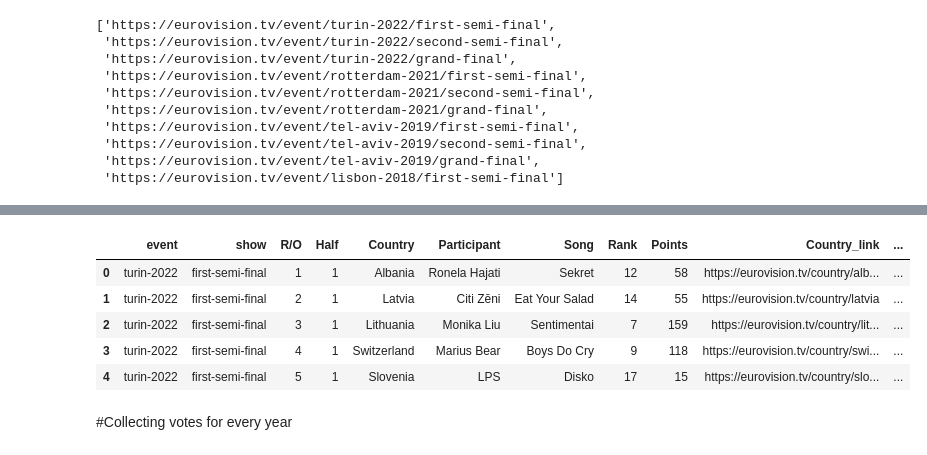
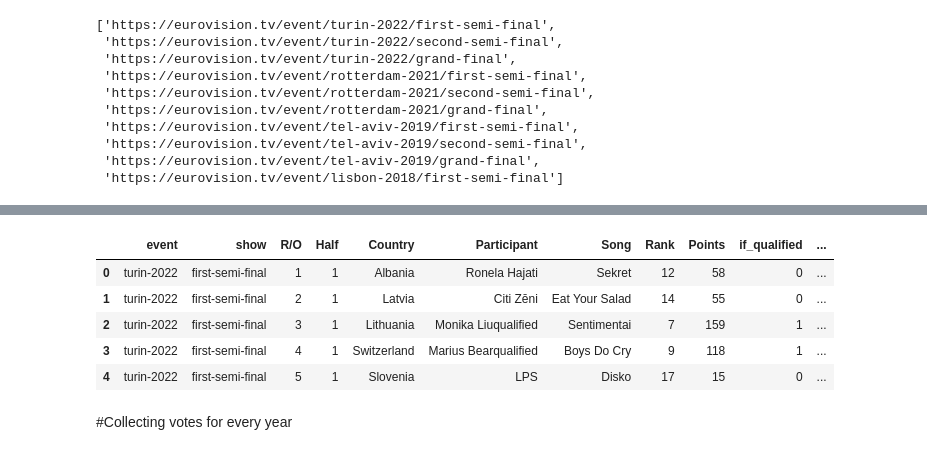
Before and after one commit to aokozlova/02_eurovision, a Jupyter notebook: ESC_scraping.ipynb, the cells around one changed output, grey strips where cells are left out. Cells and saved outputs as stored; diff of their text form; code cells hidden in the pictures.

```diff
--- a/ESC_scraping.ipynb
+++ b/ESC_scraping.ipynb
@@ -169,4 +169,4 @@ for url in shows_links:
   else:
     print(r.status_code)
   sleep(random.randrange(3,7,1))
-shows = pd.concat(all_data, ignore_index=True)
+shows_raw = pd.concat(all_data, ignore_index=True)
@@ -173,17 +191,19 @@ shows = pd.concat(all_data, ignore_index=True)
+# %%
+shows= shows_raw.copy()
 # %%
 shows['if_qualified'] = shows['Participant'].apply(lambda s: 1 if 'qualified' in s else 0)
-shows['Participant'] = shows['Participant'].str.replace('qualified','')
+#shows['Participant'] = shows['Participant'].str.replace('qualified','')
 shows['Half'] = shows['Half'].str.replace(r'[^0-9]','', regex=True)
 shows['Rank'] = shows['Rank'].str.replace(r'[^0-9]','', regex=True)
 shows = shows.rename(columns = {'link0':'Country_link', 'link1':'Participant_link','R/O\n\nSort descending\n\n\n':'R/O'})
 shows['Country_link'] = 'https://eurovision.tv' + shows['Country_link']
 shows['Participant_link'] = 'https://eurovision.tv' + shows['Participant_link']
-shows = shows[['event', 'show','R/O','Half','Country','Participant','Song','Rank','Points','Country_link','Participant_link']]
+shows = shows[['event', 'show','R/O','Half','Country','Participant','Song','Rank','Points','if_qualified','Country_link','Participant_link']]
 shows.head()
 # %% [output]
-|  | event | show | R/O | Half | Country | Participant | Song | Rank | Points | Country_link | ... |
-| 0 | turin-2022 | first-semi-final | 1 | 1 | Albania | Ronela Hajati | Sekret | 12 | 58 | https://eurovision.tv/country/alb... | ... |
-| 1 | turin-2022 | first-semi-final | 2 | 1 | Latvia | Citi Zēni | Eat Your Salad | 14 | 55 | https://eurovision.tv/country/latvia | ... |
-| 2 | turin-2022 | first-semi-final | 3 | 1 | Lithuania | Monika Liu | Sentimentai | 7 | 159 | https://eurovision.tv/country/lit... | ... |
-| 3 | turin-2022 | first-semi-final | 4 | 1 | Switzerland | Marius Bear | Boys Do Cry | 9 | 118 | https://eurovision.tv/country/swi... | ... |
-| 4 | turin-2022 | first-semi-final | 5 | 1 | Slovenia | LPS | Disko | 17 | 15 | https://eurovision.tv/country/slo... | ... |
+|  | event | show | R/O | Half | Country | Participant | Song | Rank | Points | if_qualified | ... |
+| 0 | turin-2022 | first-semi-final | 1 | 1 | Albania | Ronela Hajati | Sekret | 12 | 58 | 0 | ... |
+| 1 | turin-2022 | first-semi-final | 2 | 1 | Latvia | Citi Zēni | Eat Your Salad | 14 | 55 | 0 | ... |
+| 2 | turin-2022 | first-semi-final | 3 | 1 | Lithuania | Monika Liuqualified | Sentimentai | 7 | 159 | 1 | ... |
+| 3 | turin-2022 | first-semi-final | 4 | 1 | Switzerland | Marius Bearqualified | Boys Do Cry | 9 | 118 | 1 | ... |
+| 4 | turin-2022 | first-semi-final | 5 | 1 | Slovenia | LPS | Disko | 17 | 15 | 0 | ... |
```
Also changed, not shown: parts of 5 cells of this notebook.
